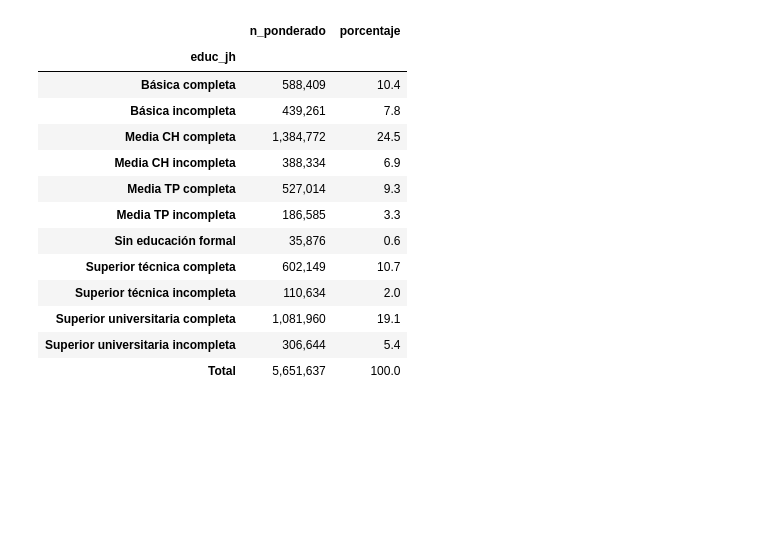
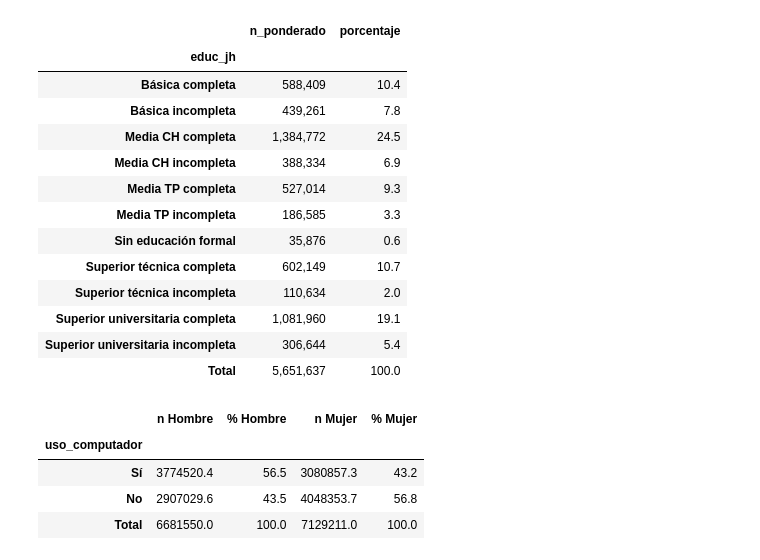
Before and after one commit to tomasleale/eaui_subtel, a Jupyter notebook: eaui2026.ipynb, the cells around one changed output. Saved outputs shown, nothing was run; the diff lists cells and outputs as text; code cells hidden in the pictures; blank space fills up the shorter version.

```diff
--- a/eaui2026.ipynb
+++ b/eaui2026.ipynb
@@ -872,3 +849,11 @@ Distribución por educación del jefe de hogar
 | Superior universitaria completa | 1,081,960 | 19.1 |
 | Superior universitaria incompleta | 306,644 | 5.4 |
 | Total | 5,651,637 | 100.0 |
+# %%
+fordf(dstats(df, 'uso_computador', tipo='cruzada', variable_cruce='sexo', factor='fe_personas'))
+# %% [output]
+|  | n Hombre | % Hombre | n Mujer | % Mujer |
+| uso_computador |  |  |  |  |
+| Sí | 3774520.4 | 56.5 | 3080857.3 | 43.2 |
+| No | 2907029.6 | 43.5 | 4048353.7 | 56.8 |
+| Total | 6681550.0 | 100.0 | 7129211.0 | 100.0 |
```
Also changed, not shown: parts of 2 cells of this notebook, 1 other file.
